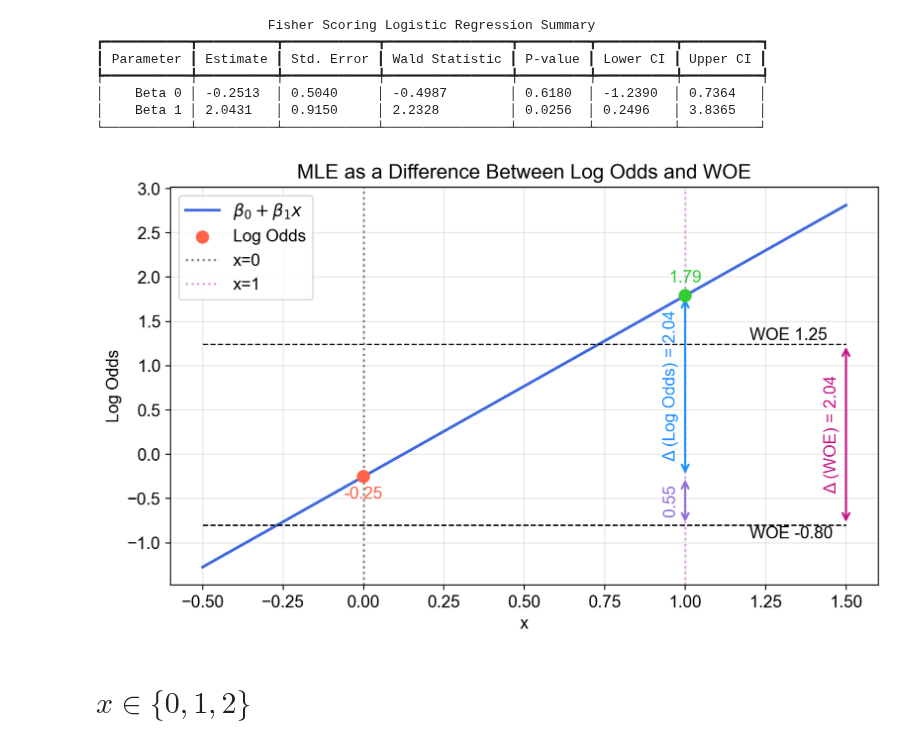
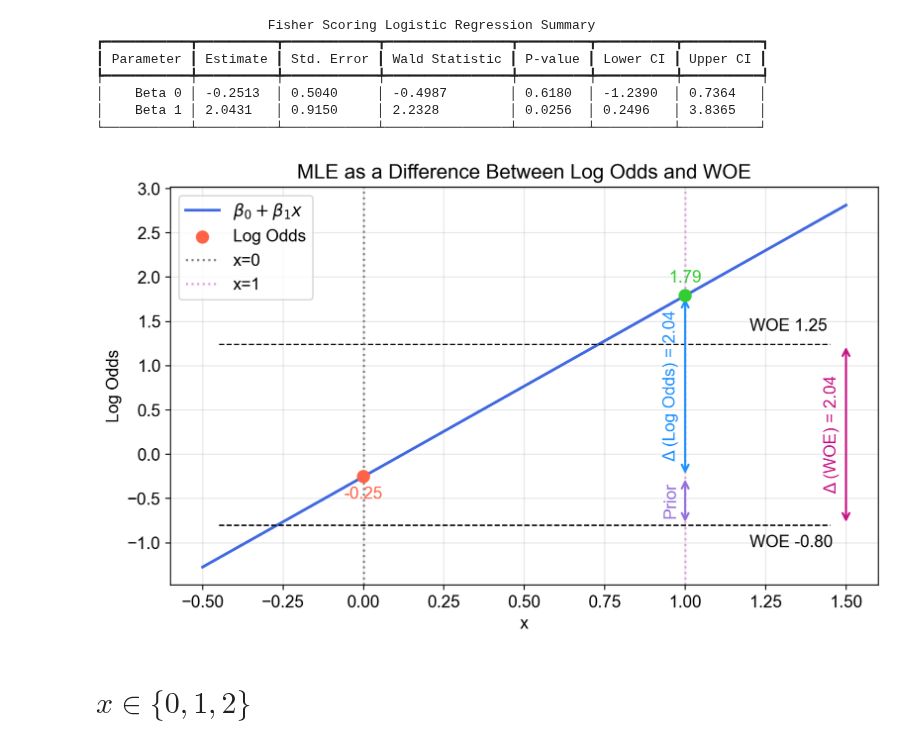
Before and after one commit to deburky/calibration, a Jupyter notebook: logistic-regression-inference/from_woe_to_logistic_regression.ipynb, the cells around one changed output. Cells and saved outputs as stored; diff of their text form; code cells hidden in the pictures.

Commit message:
Update visuals

```diff
--- a/logistic-regression-inference/from_woe_to_logistic_regression.ipynb
+++ b/logistic-regression-inference/from_woe_to_logistic_regression.ipynb
@@ -105,9 +104,8 @@ import numpy as np
 import matplotlib.pyplot as plt
 %config InlineBackend.figure_format = 'retina'
 
-# Set font to Arial
+# Set parameters
 plt.rcParams["font.family"] = "Arial"
-# Set fontsize to 14
 plt.rcParams.update({"font.size": 12})
 
 # X values for regression line
@@ -145,16 +143,15 @@ plt.text(
 # Add WOE levels as horizontal lines
 plt.hlines(
     [woe_0, woe_1],
-    xmin=-0.5,
-    xmax=1.5,
+    xmin=-0.45,
+    xmax=1.45,
     colors=["black", "black"],
     linestyles="--",
     linewidth=1.0,
 )
-plt.text(1.2, woe_0 - 0.1, f"WOE {woe_0:.2f}", va="center", color="black")
-plt.text(1.2, woe_1 + 0.1, f"WOE {woe_1:.2f}", va="center", color="black")
+plt.text(1.2, woe_0 - 0.2, f"WOE {woe_0:.2f}", va="center", color="black")
+plt.text(1.2, woe_1 + 0.2, f"WOE {woe_1:.2f}", va="center", color="black")
 
-# Highlight differences
 # Log odds difference
 plt.annotate(
     "",
@@ -167,7 +164,6 @@ plt.text(
     (log_odds_0 + log_odds_1) / 2,
     f"Δ (Log Odds) = {log_odds_1 - log_odds_0:.2f}",
     color="dodgerblue",
-    # fontsize=9,
     rotation=90,
     va="center",
 )
@@ -184,42 +180,41 @@ plt.text(
     (woe_0 + woe_1) / 2,
     f"Δ (WOE) = {woe_1 - woe_0:.2f}",
     color="mediumvioletred",
-    # fontsize=9,
     rotation=90,
     va="center",
 )
 
 # Difference between log odds and WOE
 plt.annotate(
     "",
     xy=(1.0, (woe_0)),
     xytext=(1.0, (log_odds_0)),
     arrowprops=dict(arrowstyle="<->", color="mediumpurple", lw=1.5),
 )
 plt.text(
     0.93,
     (woe_0 + log_odds_0) / 2,
-    f"{log_odds_0 - woe_0:.2f}",
+    "Prior",
+    # f"{log_odds_0 - woe_0:.2f}",
     color="mediumpurple",
-    # fontsize=9,
     rotation=90,
     va="center",
 )
 
 # Add vertical reference lines for x=0 and x=1
 plt.axvline(0, color="gray", linestyle=":", label="x=0")
 plt.axvline(1, color="plum", linestyle=":", label="x=1")
 
 # Title and labels
 plt.title("MLE as a Difference Between Log Odds and WOE")
 plt.xlabel("x")
 plt.ylabel("Log Odds")
 plt.grid(alpha=0.3)
 plt.legend(loc="upper left", fontsize=12)
 plt.tight_layout()
 plt.show()
 # %% [output]
-[figure, old version]
+[figure, new version]
 # %% [markdown]
 # $x \in \{0, 1, 2\}$
 # %%
```
Also changed, not shown: parts of 6 cells of this notebook.
